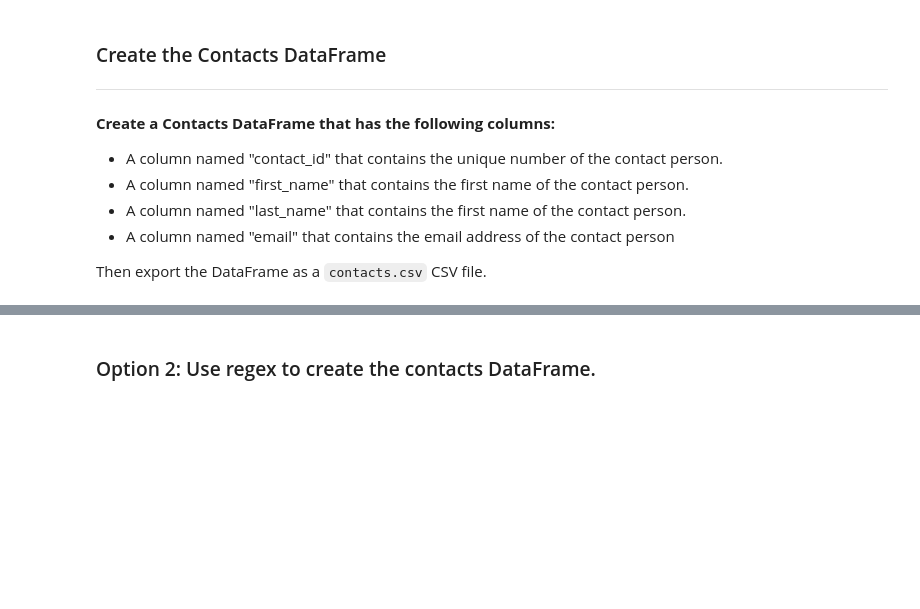
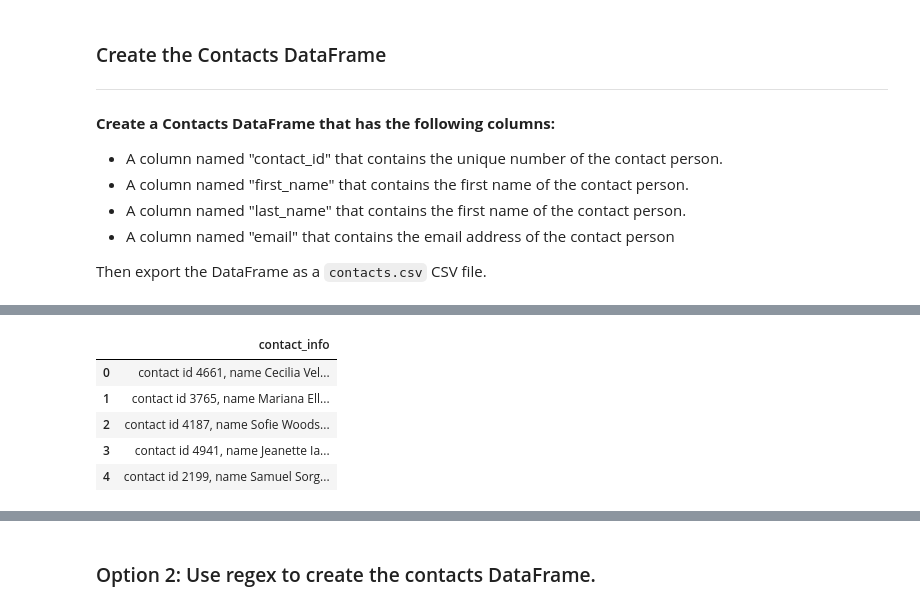
Before and after one commit to KellyPared/Crowdfunding_ETL, a Jupyter notebook: ETL_Mini_Project_Kparedes.ipynb, the cells around one changed output, grey strips where cells are left out. Saved outputs shown, nothing was run; the diff lists cells and outputs as text; code cells hidden in the pictures; blank space fills up the shorter version.

```diff
--- a/ETL_Mini_Project_Kparedes.ipynb
+++ b/ETL_Mini_Project_Kparedes.ipynb
@@ -388,0 +416,9 @@ Then export the DataFrame as a `contacts.csv` CSV file.
+# %%
+contact_info_df2.head()
+# %% [output]
+|  | contact_info |
+| 0 | contact id 4661, name Cecilia Vel... |
+| 1 | contact id 3765, name Mariana Ell... |
+| 2 | contact id 4187, name Sofie Woods... |
+| 3 | contact id 4941, name Jeanette Ia... |
+| 4 | contact id 2199, name Samuel Sorg... |
```
Also changed, not shown: parts of 31 cells of this notebook, 4 other files.
